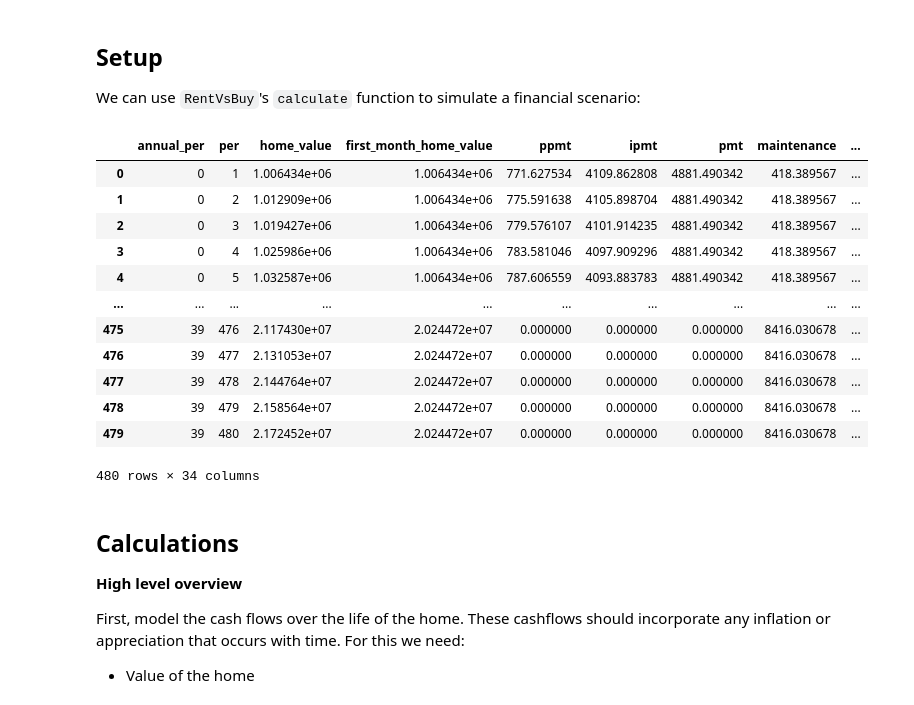
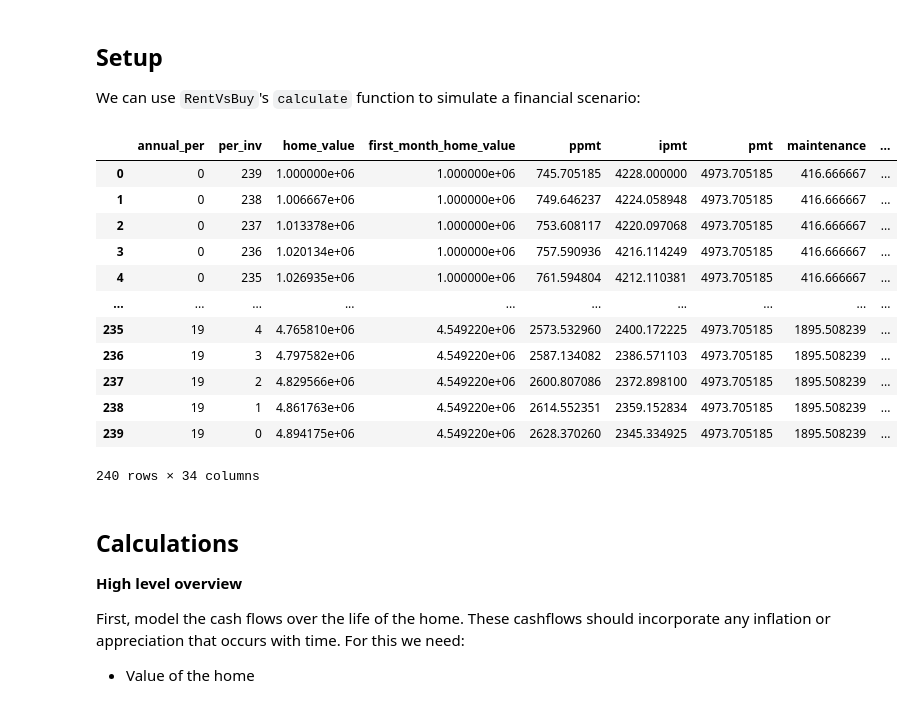
Before and after one commit to jakee417/mortgage_forecast, a Jupyter notebook: rent_vs_buy_blog_post.ipynb, the cells around one changed output. Saved outputs shown, nothing was run; the diff lists cells and outputs as text; code cells hidden in the pictures.

```diff
--- a/rent_vs_buy_blog_post.ipynb
+++ b/rent_vs_buy_blog_post.ipynb
@@ -17,48 +18,49 @@ We can use `RentVsBuy`'s `calculate` function to simulate a financial scenario:
 # We will reuse these kwargs later on.
 kwargs = dict(
     home_price=1_000_000,  # Value of the home
-    years=40,  # Compute earnings over 40-year period
+    financed_fees=0,  # Any fees that are financed (i.e. VA Loan Fee)
+    years=20,  # Compute earnings over X-year period
     mortgage_rate=0.06342,  # Mortgage rate
     downpayment=0.2,  # Downpayment amount
     pmi=0.005,  # PMI expressed as a percentage of the total loan value
     length_of_mortgage=30,  # 30-year fixed mortgage
     home_price_growth_rate=0.08,  # Annual appreciation of the home
     rent_growth_rate=0.01,  # How much rent increases annually
     investment_return_rate=0.08,  # How much can we make in the market annually?
     investment_tax_rate=0.15,  # Long term capital gains tax
     inflation_rate=0.02,  # How much does inflation go up each year?
     filing_jointly=True,  # Tax filing status
     property_tax_rate=0.008,  # Annual tax rate on the home
     marginal_tax_rate=0.02,  # Tax bracket based on income
-    costs_of_buying_home=0.01,
+    costs_of_buying_home=0.01,  # How much do we pay at closing to buy?
     costs_of_selling_home=0.06,  # Seller fee
     maintenance_rate=0.005,  # How much we put away each year for maintenance (roofs, appliances, etc.)
     home_owners_insurance_rate=0.004,  # Insurance on the home.
     monthly_utilities=0,  # Utilities for the home (usually a wash with renting utilities)
     monthly_common_fees=350,  # HOA fees, etc.
     monthly_rent=3550,  # How much is the current rent?
     security_deposit=1,  # Proportion of monthly rent paid in the first month
     brokers_fee=0.00,  # Brokers fee (if applicable)
     renters_insurance_rate=0.01,  # Rental insurance
 )
 # Create our RentVsBuy calculator.
 rent_vs_buy = RentVsBuy().calculate(**kwargs)
 df = rent_vs_buy.df
 df
 # %% [output]
-|  | annual_per | per | home_value | first_month_home_value | ppmt | ipmt | pmt | maintenance | ... |
-| 0 | 0 | 1 | 1.006434e+06 | 1.006434e+06 | 771.627534 | 4109.862808 | 4881.490342 | 418.389567 | ... |
-| 1 | 0 | 2 | 1.012909e+06 | 1.006434e+06 | 775.591638 | 4105.898704 | 4881.490342 | 418.389567 | ... |
-| 2 | 0 | 3 | 1.019427e+06 | 1.006434e+06 | 779.576107 | 4101.914235 | 4881.490342 | 418.389567 | ... |
-| 3 | 0 | 4 | 1.025986e+06 | 1.006434e+06 | 783.581046 | 4097.909296 | 4881.490342 | 418.389567 | ... |
-| 4 | 0 | 5 | 1.032587e+06 | 1.006434e+06 | 787.606559 | 4093.883783 | 4881.490342 | 418.389567 | ... |
+|  | annual_per | per_inv | home_value | first_month_home_value | ppmt | ipmt | pmt | maintenance | ... |
+| 0 | 0 | 239 | 1.000000e+06 | 1.000000e+06 | 745.705185 | 4228.000000 | 4973.705185 | 416.666667 | ... |
+| 1 | 0 | 238 | 1.006667e+06 | 1.000000e+06 | 749.646237 | 4224.058948 | 4973.705185 | 416.666667 | ... |
+| 2 | 0 | 237 | 1.013378e+06 | 1.000000e+06 | 753.608117 | 4220.097068 | 4973.705185 | 416.666667 | ... |
+| 3 | 0 | 236 | 1.020134e+06 | 1.000000e+06 | 757.590936 | 4216.114249 | 4973.705185 | 416.666667 | ... |
+| 4 | 0 | 235 | 1.026935e+06 | 1.000000e+06 | 761.594804 | 4212.110381 | 4973.705185 | 416.666667 | ... |
 | ... | ... | ... | ... | ... | ... | ... | ... | ... | ... |
-| 475 | 39 | 476 | 2.117430e+07 | 2.024472e+07 | 0.000000 | 0.000000 | 0.000000 | 8416.030678 | ... |
-| 476 | 39 | 477 | 2.131053e+07 | 2.024472e+07 | 0.000000 | 0.000000 | 0.000000 | 8416.030678 | ... |
-| 477 | 39 | 478 | 2.144764e+07 | 2.024472e+07 | 0.000000 | 0.000000 | 0.000000 | 8416.030678 | ... |
-| 478 | 39 | 479 | 2.158564e+07 | 2.024472e+07 | 0.000000 | 0.000000 | 0.000000 | 8416.030678 | ... |
-| 479 | 39 | 480 | 2.172452e+07 | 2.024472e+07 | 0.000000 | 0.000000 | 0.000000 | 8416.030678 | ... |
+| 235 | 19 | 4 | 4.765810e+06 | 4.549220e+06 | 2573.532960 | 2400.172225 | 4973.705185 | 1895.508239 | ... |
+| 236 | 19 | 3 | 4.797582e+06 | 4.549220e+06 | 2587.134082 | 2386.571103 | 4973.705185 | 1895.508239 | ... |
+| 237 | 19 | 2 | 4.829566e+06 | 4.549220e+06 | 2600.807086 | 2372.898100 | 4973.705185 | 1895.508239 | ... |
+| 238 | 19 | 1 | 4.861763e+06 | 4.549220e+06 | 2614.552351 | 2359.152834 | 4973.705185 | 1895.508239 | ... |
+| 239 | 19 | 0 | 4.894175e+06 | 4.549220e+06 | 2628.370260 | 2345.334925 | 4973.705185 | 1895.508239 | ... |
-480 rows × 34 columns
+240 rows × 34 columns
 # %% [markdown]
 ## Calculations
 **High level overview**
```
Also changed, not shown: parts of 19 cells of this notebook, 2 other files.
